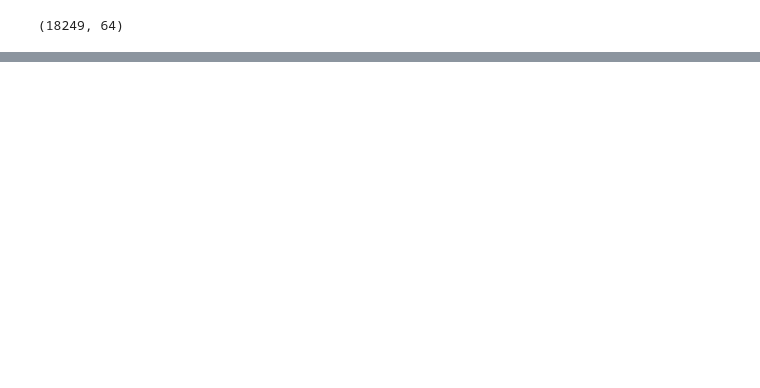
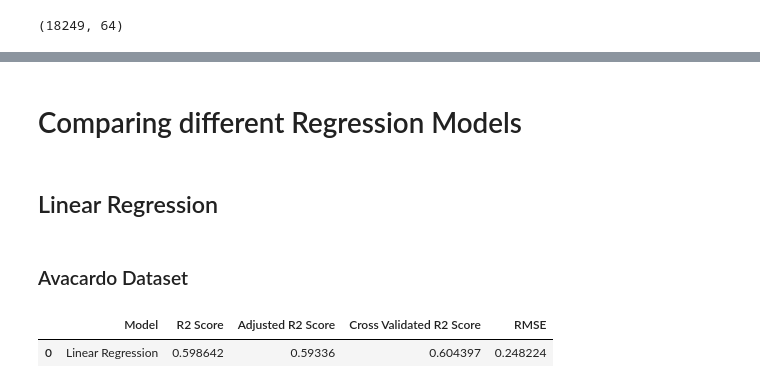
Before and after one commit to SahilLodha/AI_Classes_Notebooks, a Jupyter notebook: classical_ml/Section 01 - Linear Regression/Regression_Notebook.ipynb, the cells around one changed output, grey strips where cells are left out. Saved outputs shown, nothing was run; the diff lists cells and outputs as text; code cells hidden in the pictures; blank space fills up the shorter version.

Commit message:
Basic linear regression Completed. Pushing Code.

```diff
--- a/classical_ml/Section 01 - Linear Regression/Regression_Notebook.ipynb
+++ b/classical_ml/Section 01 - Linear Regression/Regression_Notebook.ipynb
@@ -390,0 +417,4 @@ Total number of deleted outliers:LSTAT 7 7
+# %%
+from sklearn.model_selection import train_test_split
+X_ava_train, X_ava_test, y_ava_train, y_ava_test = train_test_split(X_avacardo, y_avacardo, test_size=0.3, random_state=24)
+X_hou_train, X_hou_test, y_hou_train, y_hou_test = train_test_split(X_housing, y_housing, test_size=0.3, random_state=24)
@@ -390,0 +434,44 @@ Total number of deleted outliers:LSTAT 7 7
+# %%
+col_name = ['Total Volume', 'Total Bags']
+X_ava_train = Standard_Scaler(X_ava_train, col_name=col_name)
+X_ava_test = Standard_Scaler(X_ava_test, col_name=col_name)
+
+col_name = ['CRIM', 'ZN', 'INDUS', 'NOX', 'RM', 'AGE', 'DIS', 'RAD', 'TAX', 'PTRATIO', 'B', 'LSTAT']
+X_hou_train = Standard_Scaler(X_hou_train, col_name=col_name)
+X_hou_test = Standard_Scaler(X_hou_test, col_name=col_name)
+# %% [markdown]
+# Comparing different Regression Models
+# %%
+## Creating a function to generate the calculation metrics
+def Reg_Models_Evaluation_Metrics(model, X_train, y_train, X_test, y_test, y_pred):
+    cv_score = cross_val_score(estimator=model, X=X_train, y=y_train, cv=10)
+
+    # Calculating Adjusted R2
+    R2 = model.score(X_test, y_test)
+    # Number of Observations, No. of Features
+    n, p = X_test.shape
+    R2_adj = 1-(1-R2)*(n-1)/(n-p-1)
+    RMSE = np.sqrt(metrics.mean_squared_error(y_test, y_pred))
+    CV_R2 = cv_score.mean()
+
+    return R2, R2_adj, CV_R2, RMSE
+# %% [markdown]
+## Linear Regression
+# %% [markdown]
+### Avacardo Dataset
+# %%
+from sklearn.linear_model import LinearRegression
+
+ln = LinearRegression()
+ln.fit(X_ava_train, y_ava_train)
+
+# Validate the Predictions in the Test data ...
+y_predictions = ln.predict(X_ava_test)
+# %%
+ndf = [Reg_Models_Evaluation_Metrics(ln, X_ava_train, y_ava_train, X_ava_test, y_ava_test, y_predictions)]
+ln_score = pd.DataFrame(data = ndf, columns=['R2 Score','Adjusted R2 Score','Cross Validated R2 Score','RMSE'])
+ln_score.insert(0, "Model", "Linear Regression")
+ln_score
+# %% [output]
+|  | Model | R2 Score | Adjusted R2 Score | Cross Validated R2 Score | RMSE |
+| 0 | Linear Regression | 0.598642 | 0.59336 | 0.604397 | 0.248224 |
```
Also changed, not shown: parts of 18 cells of this notebook, 2 other files.
